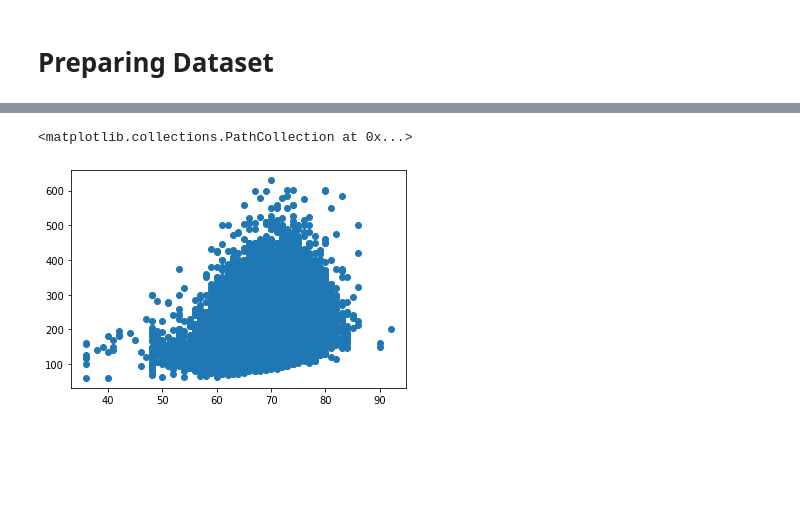
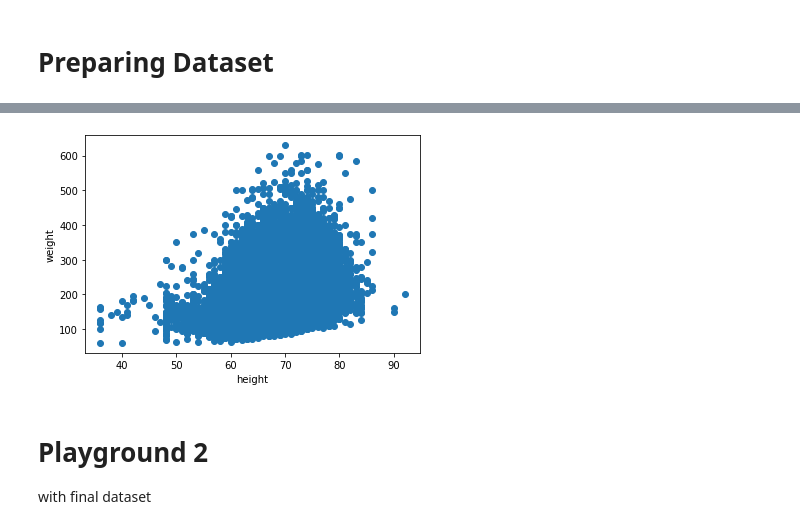
Before and after one commit to ArunGaonkar/HPCC-project, a Jupyter notebook: LLCP/LLCP_Preprocessing.ipynb, the cells around one changed output, grey strips where cells are left out. Saved outputs shown, nothing was run; the diff lists cells and outputs as text; code cells hidden in the pictures; blank space fills up the shorter version.

```diff
--- a/LLCP/LLCP_Preprocessing.ipynb
+++ b/LLCP/LLCP_Preprocessing.ipynb
@@ -109,7 +109,7 @@ print(df.shape, df2.shape)
 # %% [output]
 (401958, 279) (360186, 279)
 # %%
-df2 = df2.query('SEXVAR.isin([1,2]) & WEIGHT2 < 776 & HTIN4 >= 36 & HTIN4 <= 95 & _AGE_G >= 1 & _AGE_G <= 6 & GENHLTH >=1 & GENHLTH <= 5 & INCOME2 <= 8 & INCOME2 >= 1 & DROCDY3_ <= 900 & _BMI5 >= 1 & _BMI5 <= 9999')
+df2 = df2.query('SEXVAR.isin([1,2]) & WEIGHT2 <= 776 & HTIN4 >= 36 & HTIN4 <= 95 & _AGE_G >= 1 & _AGE_G <= 6 & GENHLTH >=1 & GENHLTH <= 5 & INCOME2 <= 8 & INCOME2 >= 1 & DROCDY3_ >= 0 & DROCDY3_ <= 900 & _BMI5 >= 1 & _BMI5 <= 9999')
 # %%
 print(df.shape, df2.shape)
 # %% [output]
@@ -162,0 +160,6 @@ Name: smoker, dtype: int64
+# %%
+# I've found a bug in read_sas, where on certain fields, 0.0 (floats) are read in as 5.397605e-79 (lowest IBM float value).
+
+df2.replace(5.397605346934028e-79, 0, inplace = True)
+
+df2.DROCDY3_.min()
@@ -199,7 +236,7 @@ Name: smoker, dtype: int64
 df3 = pd.DataFrame()
 
 healthMap ={1:'excellent',2:'verygood',3:'good',4:'fair',5:'poor'}
-ailmentMap = {1:'yes', 2:'no', 3:'unknown', 7:'unknown', 9:'unknown', '': 'no'}
+ailmentMap = {1:'yes',2:'no',3:'unknown',7:'unknown', 9:'unknown','': 'no'}
 diabetesMap = {1:'yes', 2:'no', 3:'no', 4:'no', 7:'no', 9:'no'}
 maritalMap = {1:'married',2:'divorced',3:'widowed',4:'separated',5:'nevermarried', 6:'unmarriedcouple',9:'unknown'}
 maritalSummary = {1:'yes',2:'no',3:'no', 4:'yes', 5:'no', 6:'no', 9:'unknown'}
@@ -211,7 +248,7 @@ stateMap = {1:'AZ', 2:'AS', 4:'AZ',5:'AK',6:'CA', 8:'CO', 9:'CT',10:'DE',11:'DC'
            38:'ND', 39:'OH',40:'OK',41:'OR', 42:'PA',44:'RI',45:'SC', 46:'SD', 47:'TN', 48:'TX', 49:'UT',
            50:'VT', 51:'VA', 53:'WA', 54:'WV',55:'WI', 56:'WY', 66:'Guam', 72:'PR'}
 PhysicalActivityMap = {1:'yes', 2:'no', 9:'unknown'}
-ChildCntMap = {1:'0', 2:'1', 3:'2', 4:'3', 5:'4', 6:'5', 9:'NA'}
+ChildCntMap = {1:'zero', 2:'one', 3:'two', 4:'three', 5:'four', 6:'fiveplus', 9:'unknown'}
 employmentMap = {1:'employed', 2:'self-employed', 3:'outofwork', 4:'outofwork', 5:'homemaker',
                 6:'student', 7:'retired', 8:'unableToWork', 9:'unknown'}
 bmicatMap = {1:'underweight', 2:'normal', 3:'overweight', 4:'obese', '':'unknown'}
@@ -280,0 +337,15 @@ Name: genhealth, dtype: object
+# %%
+var = 'asthma'
+
+print(df3[var].describe())
+print("\nunique values:",np.sort(list(df3[var].unique())))
+print("\nnull values:",df3[var].isna().sum(), df3[var].isnull().sum())
+print(df3[var].value_counts().sort_index())
+
+df3.fillna(value='no', inplace=True)
+
+print("After filling null values:")
+print("\nunique values:",np.sort(list(df3[var].unique())))
+print("\nnull values:",df3[var].isna().sum(), df3[var].isnull().sum())
+
+print(df3[var].value_counts())
@@ -283,5 +411,10 @@ df3.to_csv('/home/arun/HPCC-covid19/LLCP/llcpA.csv', index=False)
 # %%
 plt.scatter(df3.height, df3.weight)
+plt.xlabel('height')
+plt.ylabel('weight')
+plt.show()
 # %% [output]
-<matplotlib.collections.PathCollection at 0x...>
-[figure, old version]
+[figure, new version]
+# %% [markdown]
+# Playground 2
+with final dataset
```
Also changed, not shown: parts of 17 cells of this notebook, 1 other file.
